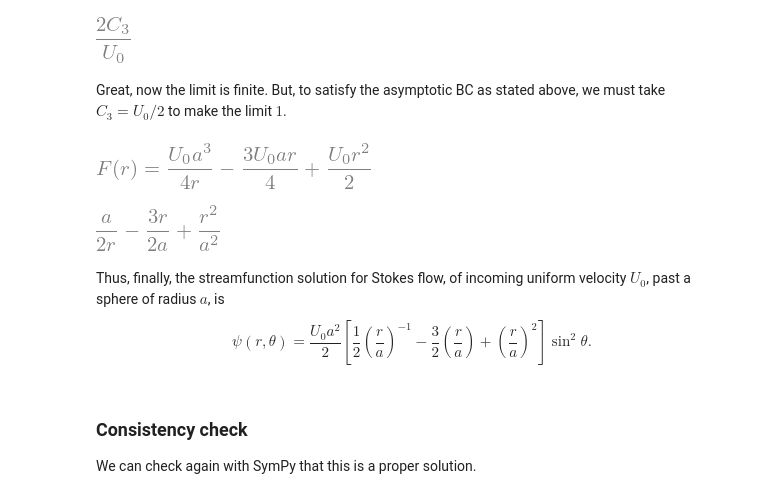
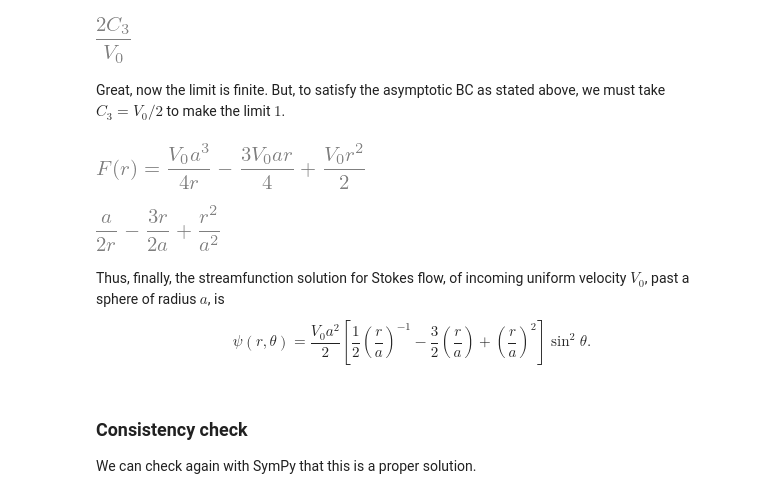
Before and after one commit to ichristov/intermediate-fluid-mechanics, a Jupyter notebook: Stokes_flow_past_sphere.ipynb, the cells around one changed output. Cells and saved outputs as stored; diff of their text form; code cells hidden in the pictures.

```diff
--- a/Stokes_flow_past_sphere.ipynb
+++ b/Stokes_flow_past_sphere.ipynb
@@ -214,7 +214,7 @@ This linear, variable coefficient, fourth-order ODE is known as the _equidimensi
 
 We may seek linearly independent solutions of the form $r^n$, or obtain a general solution of the ODE using SymPy.
 # %%
-r, a, U0 = sp.symbols('r, a, U0')
+r, a, V0 = sp.symbols('r, a, V0')
 soln = sp.dsolve(r**4*sp.Derivative(F(r), r, r, r, r)
                  - 4*r**2*sp.Derivative(F(r), r, r)
                  + 8*r*sp.Derivative(F(r), r)
@@ -260,10 +260,10 @@ sp.limit(soln3.rhs/(U0/2*r**2), r, sp.oo)
 # %% [output]
 [figure]
 # %% [markdown]
-Great, now the limit is finite. But, to satisfy the asymptotic BC as stated above, we must take $C_3 = U_0/2$ to make the limit $1$.
+Great, now the limit is finite. But, to satisfy the asymptotic BC as stated above, we must take $C_3 = V_0/2$ to make the limit $1$.
 # %%
-soln4 = soln3.subs(constants).subs({C3: U0/2})
+soln4 = soln3.subs(constants).subs({C3: V0/2})
 soln4
 # %% [output]
-[figure, old version]
+[figure, new version]
 # %%
@@ -271,9 +271,9 @@ sp.simplify(soln4.rhs/(U0*a**2/2))
 # %% [output]
 [figure]
 # %% [markdown]
-Thus, finally, the streamfunction solution for Stokes flow, of incoming uniform velocity $U_0$, past a sphere of radius $a$, is
+Thus, finally, the streamfunction solution for Stokes flow, of incoming uniform velocity $V_0$, past a sphere of radius $a$, is
 $$
-  \psi(r,\theta) = \frac{U_0 a^2}{2} \left[\frac{1}{2}\left(\frac{r}{a}\right)^{-1} - \frac{3}{2} \left(\frac{r}{a}\right) + \left(\frac{r}{a}\right)^2 \right]\sin^2\theta.
+    \psi(r,\theta) = \frac{V_0 a^2}{2} \left[\frac{1}{2}\left(\frac{r}{a}\right)^{-1} - \frac{3}{2} \left(\frac{r}{a}\right) + \left(\frac{r}{a}\right)^2 \right]\sin^2\theta.
 $$
 # %% [markdown]
 ### Consistency check
```
Also changed, not shown: parts of 28 cells of this notebook.
